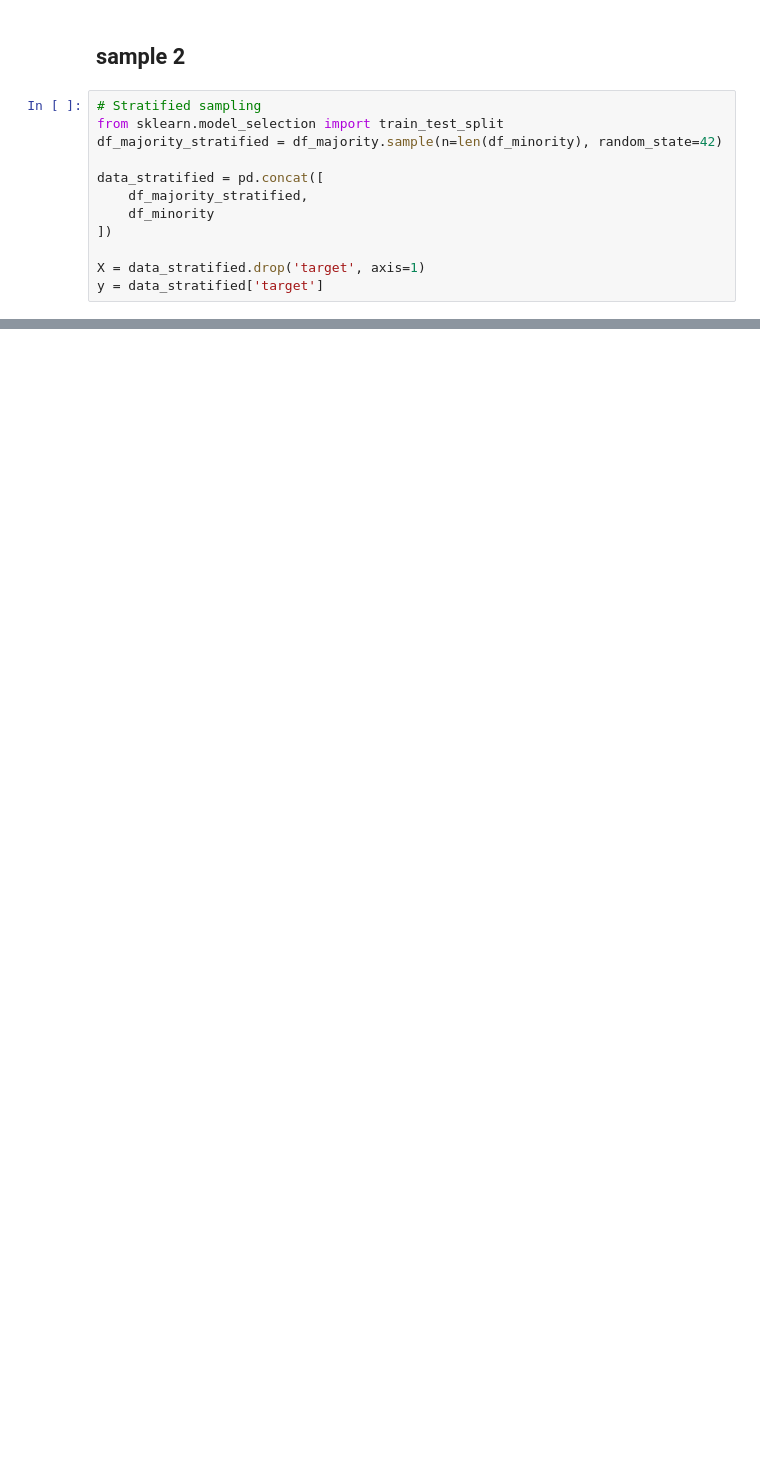
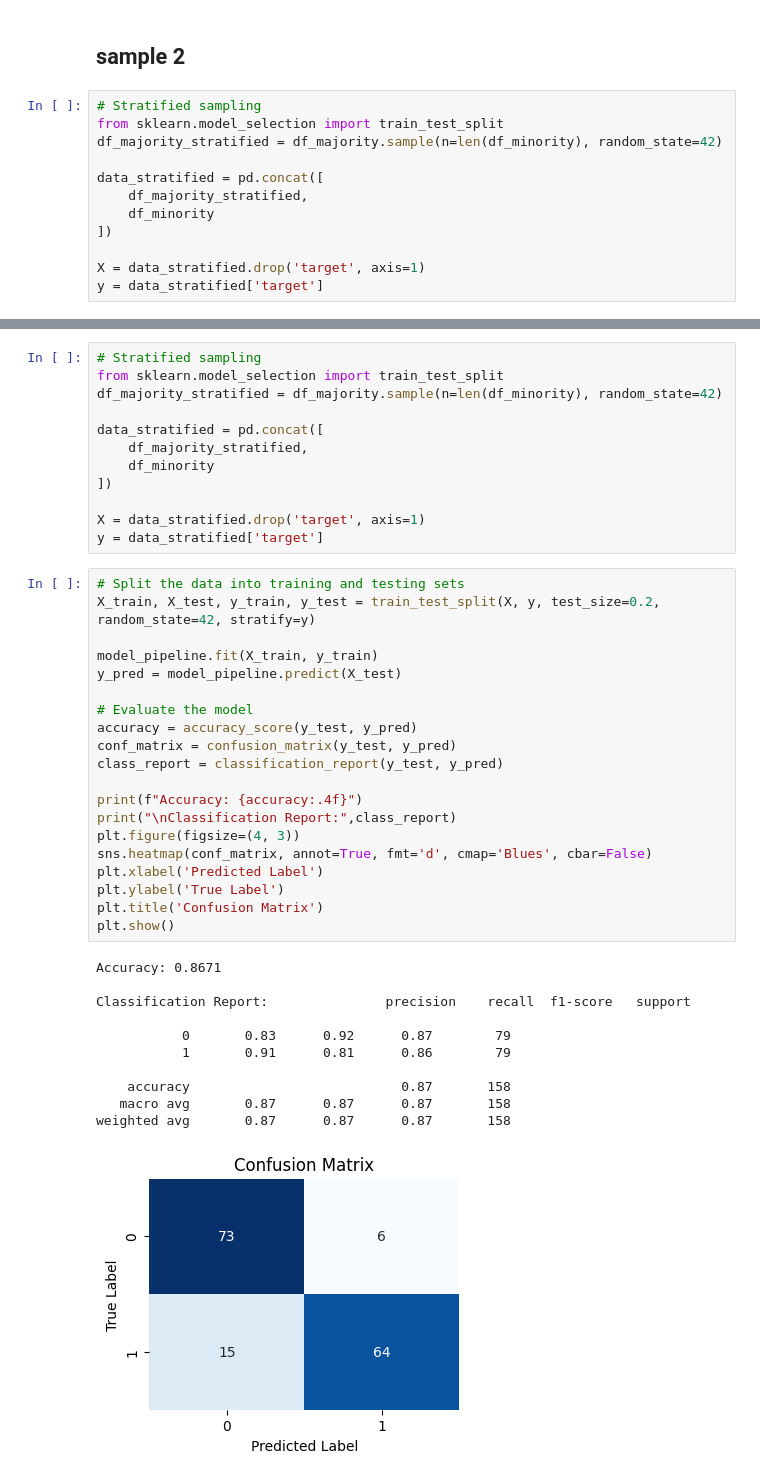
Before and after one commit to karl-1-bit/ULTIMATE4, a Jupyter notebook: Skin_cancer_preprocessing.ipynb, the cells around one changed output, grey strips where cells are left out. Drawn from its saved outputs; the diff is of its cells as text; blank space fills up the shorter version.

```diff
--- a/Skin_cancer_preprocessing.ipynb
+++ b/Skin_cancer_preprocessing.ipynb
@@ -941,0 +811,44 @@ print(better_cat)
+# %%
+# Stratified sampling
+from sklearn.model_selection import train_test_split
+df_majority_stratified = df_majority.sample(n=len(df_minority), random_state=42)
+
+data_stratified = pd.concat([
+    df_majority_stratified,
+    df_minority
+])
+
+X = data_stratified.drop('target', axis=1)
+y = data_stratified['target']
+# %%
+# Split the data into training and testing sets
+X_train, X_test, y_train, y_test = train_test_split(X, y, test_size=0.2, random_state=42, stratify=y)
+
+model_pipeline.fit(X_train, y_train)
+y_pred = model_pipeline.predict(X_test)
+
+# Evaluate the model
+accuracy = accuracy_score(y_test, y_pred)
+conf_matrix = confusion_matrix(y_test, y_pred)
+class_report = classification_report(y_test, y_pred)
+
+print(f"Accuracy: {accuracy:.4f}")
+print("\nClassification Report:",class_report)
+plt.figure(figsize=(4, 3))
+sns.heatmap(conf_matrix, annot=True, fmt='d', cmap='Blues', cbar=False)
+plt.xlabel('Predicted Label')
+plt.ylabel('True Label')
+plt.title('Confusion Matrix')
+plt.show()
+# %% [output]
+Accuracy: 0.8671
+
+Classification Report:               precision    recall  f1-score   support
+
+           0       0.83      0.92      0.87        79
+           1       0.91      0.81      0.86        79
+
+    accuracy                           0.87       158
+   macro avg       0.87      0.87      0.87       158
+weighted avg       0.87      0.87      0.87       158
+[figure, added]
```
Also changed, not shown: parts of 51 cells of this notebook.
